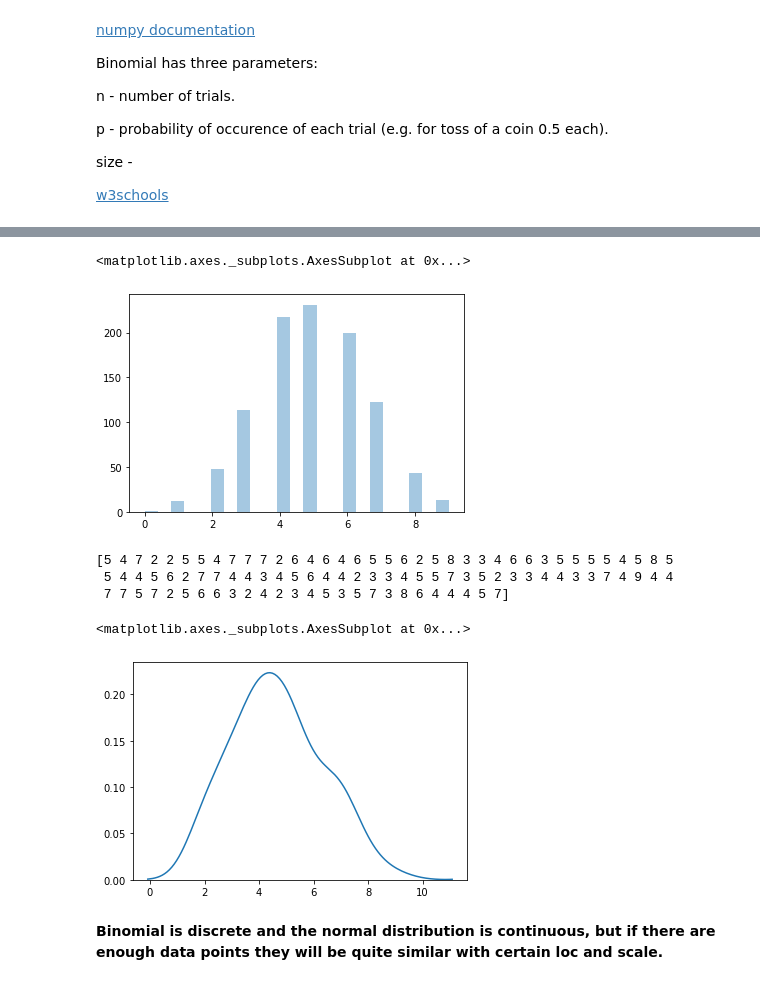
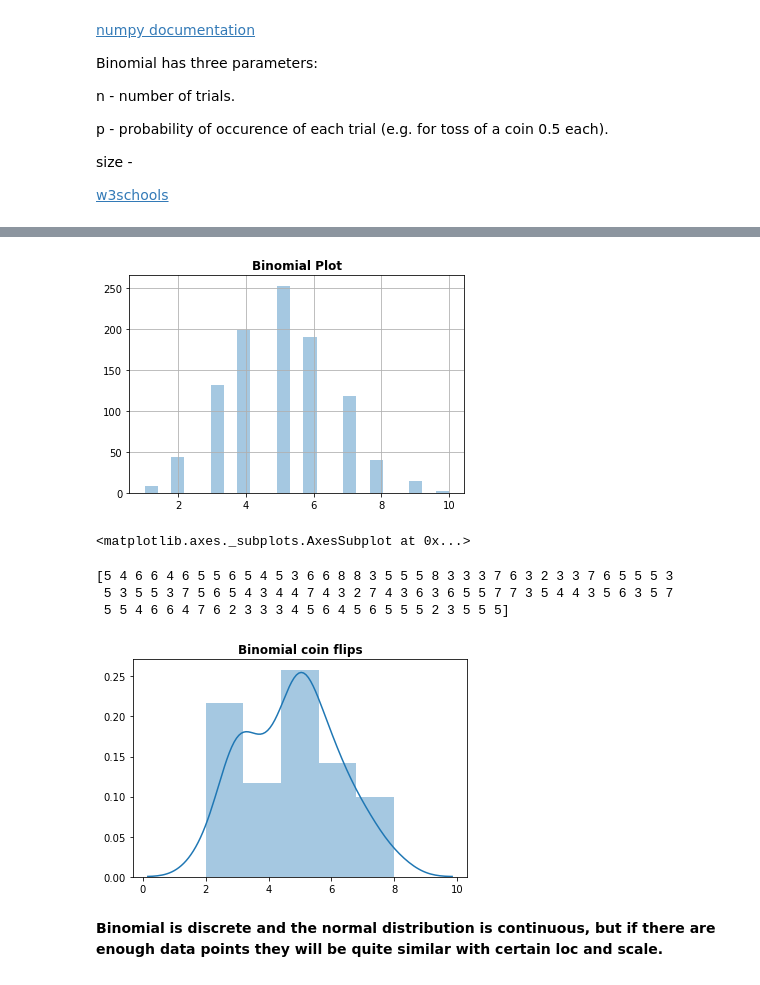
Before and after one commit to AineNicD/numpy-random, a Jupyter notebook: numpy-random.ipynb, the cells around one changed output, grey strips where cells are left out. Saved outputs shown, nothing was run; the diff lists cells and outputs as text; code cells hidden in the pictures.

```diff
--- a/numpy-random.ipynb
+++ b/numpy-random.ipynb
@@ -690,23 +724,35 @@ print(x)
 # showing on a plot
 x = sns.distplot(np.random.binomial(n=10, p=0.5, size=1000), hist=True, kde=False)
 
+
+plt.title('Binomial Plot', fontweight = 'bold')
+plt.grid(True)
+
+
+plt.show()
 x
 # %% [output]
+[figure, new version]
 <matplotlib.axes._subplots.AxesSubplot at 0x...>
-[figure, old version]
 # %%
 #simulates flipping a coin 100 times
 x=np.random.binomial(n=10, p=0.5, size = 100)
 print(x)
 
 
-sns.distplot(x, hist = False)
+sns.distplot(x)
+
+
+plt.title('Binomial coin flips', fontweight = 'bold')
+
+
+
+plt.show()
 # %% [output]
-[5 4 7 2 2 5 5 4 7 7 7 2 6 4 6 4 6 5 5 6 2 5 8 3 3 4 6 6 3 5 5 5 5 4 5 8 5
- 5 4 4 5 6 2 7 7 4 4 3 4 5 6 4 4 2 3 3 4 5 5 7 3 5 2 3 3 4 4 3 3 7 4 9 4 4
- 7 7 5 7 2 5 6 6 3 2 4 2 3 4 5 3 5 7 3 8 6 4 4 4 5 7]
+[5 4 6 6 4 6 5 5 6 5 4 5 3 6 6 8 8 3 5 5 5 8 3 3 3 7 6 3 2 3 3 7 6 5 5 5 3
+ 5 3 5 5 3 7 5 6 5 4 3 4 4 7 4 3 2 7 4 3 6 3 6 5 5 7 7 3 5 4 4 3 5 6 3 5 7
+ 5 5 4 6 6 4 7 6 2 3 3 3 4 5 6 4 5 6 5 5 5 2 3 5 5 5]
-<matplotlib.axes._subplots.AxesSubplot at 0x...>
-[figure, old version]
+[figure, new version]
 # %% [markdown]
 <b>Binomial is discrete and the normal distribution is continuous, but if there are enough data points they will be quite similar with certain loc and scale.</b>
 # %%
```
Also changed, not shown: parts of 70 cells of this notebook, 2 other files.
